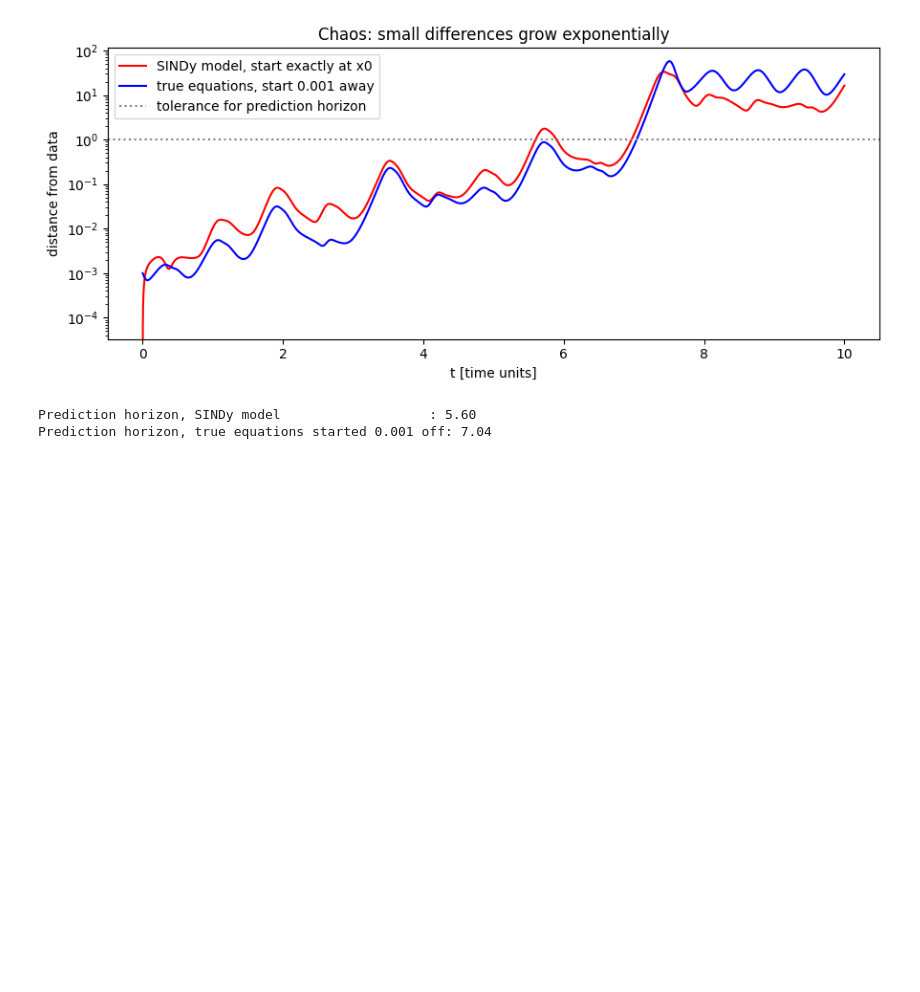
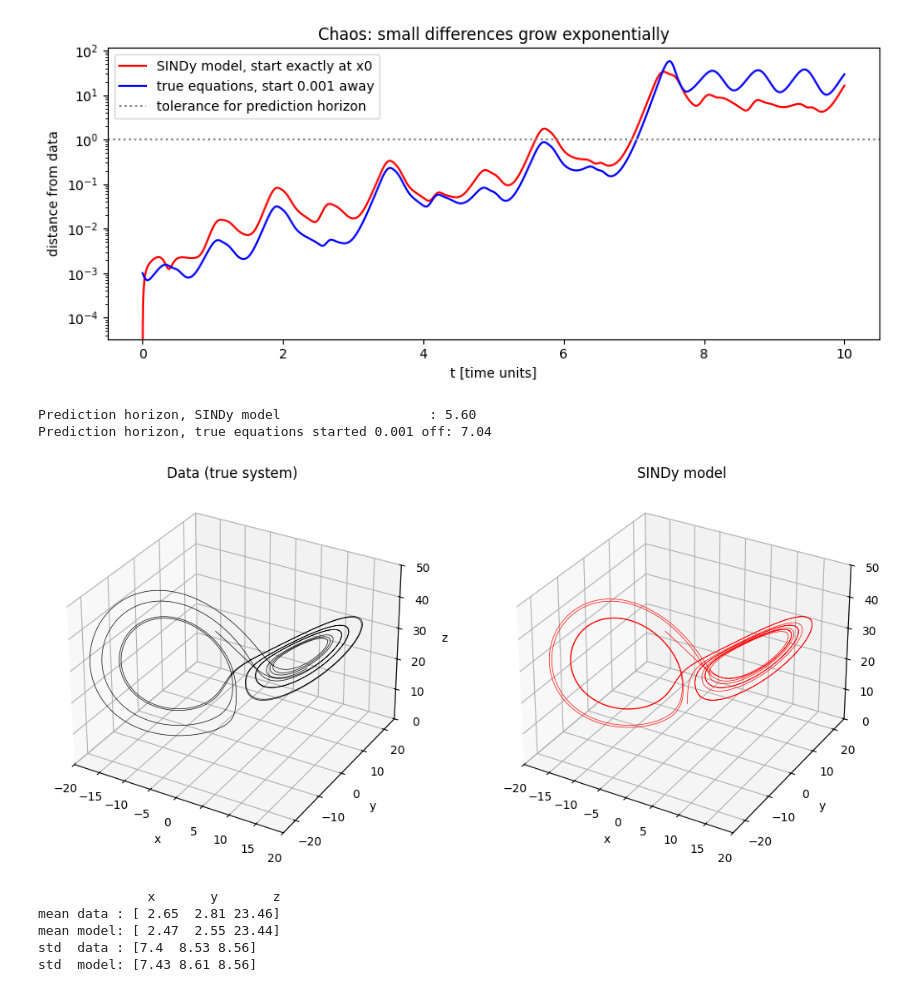
Before and after one commit to andreaprifti19/SINDy-Teaching-Usecases, a Jupyter notebook: notebooks/02_lorenz_system.ipynb, the cells around one changed output. Saved outputs shown, nothing was run; the diff lists cells and outputs as text; code cells hidden in the pictures; blank space fills up the shorter version.

Commit message:
The true data and SINDy model attractors visualized side by side

```diff
--- a/notebooks/02_lorenz_system.ipynb
+++ b/notebooks/02_lorenz_system.ipynb
@@ -297,3 +297,26 @@ print(f"Prediction horizon, true equations started 0.001 off: {prediction_horizo
 [figure]
 Prediction horizon, SINDy model                   : 5.60
 Prediction horizon, true equations started 0.001 off: 7.04
+# %%
+fig = plt.figure(figsize=(11, 5))
+for k, (data, title) in enumerate([(X, "Data (true system)"), (X_sim, "SINDy model")]):
+    ax = fig.add_subplot(1, 2, k + 1, projection="3d")
+    ax.plot(data[:, 0], data[:, 1], data[:, 2], lw=0.5, color="k" if k == 0 else "r")
+    ax.set_xlim(-20, 20); ax.set_ylim(-25, 25); ax.set_zlim(0, 50)   # same axes for both
+    ax.set_xlabel("x"); ax.set_ylabel("y"); ax.set_zlabel("z"); ax.set_title(title)
+plt.tight_layout()
+plt.savefig(f"{FIG_DIR}/lorenz_attractor_comparison.png", dpi=200, bbox_inches="tight")
+plt.show()
+
+print("              x       y       z")
+print("mean data :", np.round(X.mean(axis=0), 2))
+print("mean model:", np.round(X_sim.mean(axis=0), 2))
+print("std  data :", np.round(X.std(axis=0), 2))
+print("std  model:", np.round(X_sim.std(axis=0), 2))
+# %% [output]
+[figure, added]
+              x       y       z
+mean data : [ 2.65  2.81 23.46]
+mean model: [ 2.47  2.55 23.44]
+std  data : [7.4  8.53 8.56]
+std  model: [7.43 8.61 8.56]
```
